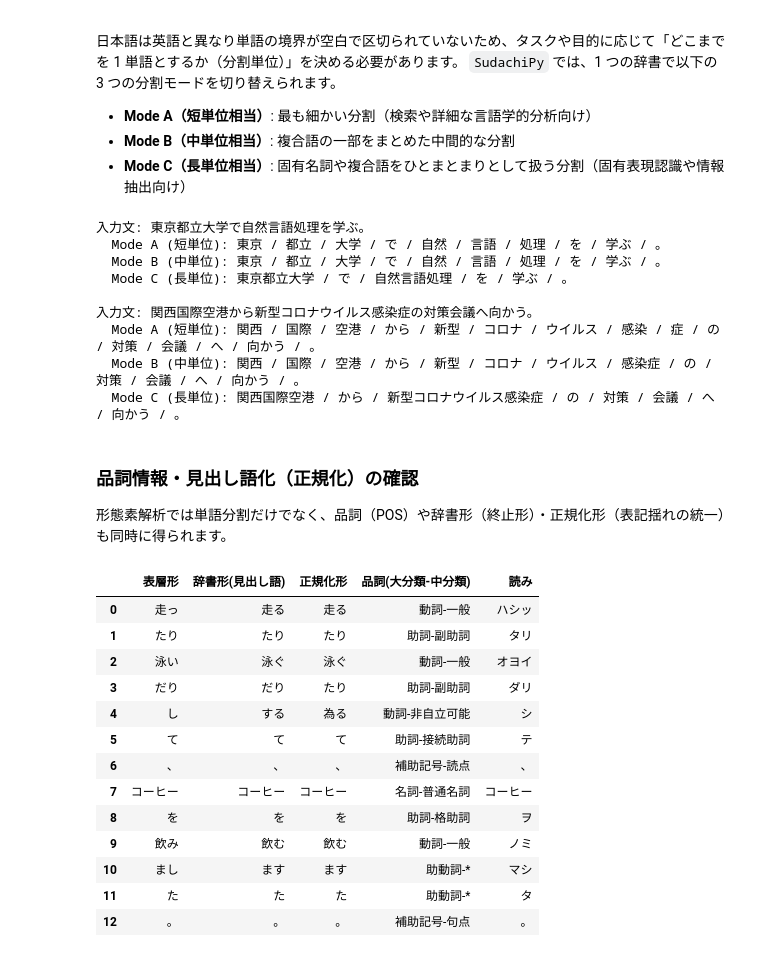
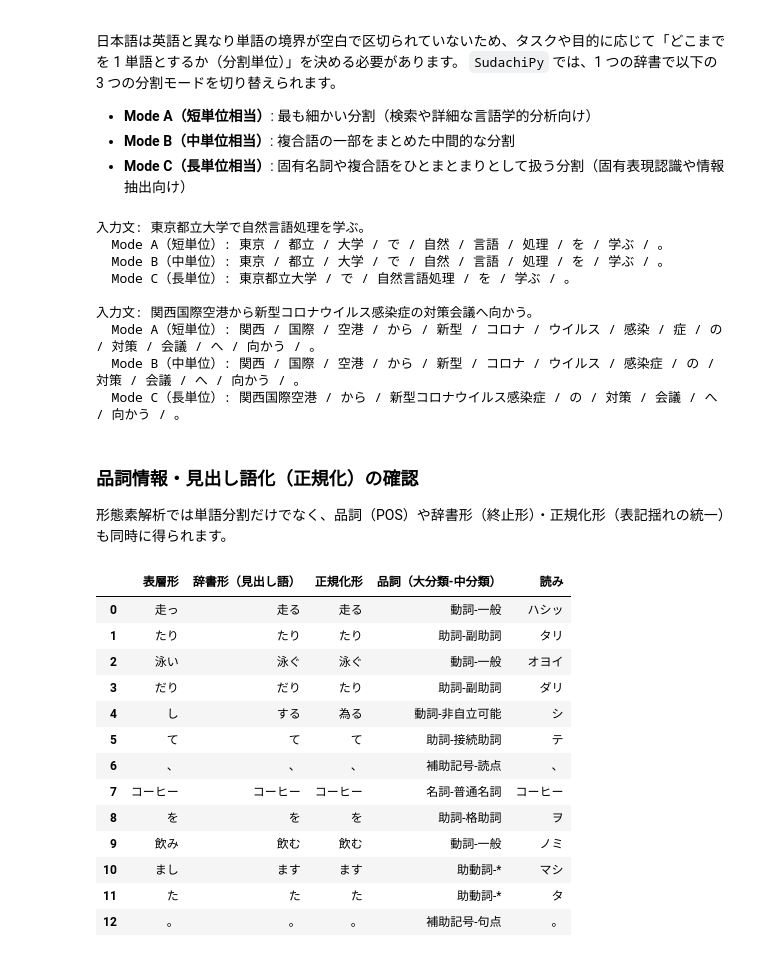
Before and after one commit to mamorlis/nlpbook, a Jupyter notebook: notebooks/ch3_morphology_ner.ipynb, the cells around one changed output. Saved outputs shown, nothing was run; the diff lists cells and outputs as text; code cells hidden in the pictures.

```diff
--- a/notebooks/ch3_morphology_ner.ipynb
+++ b/notebooks/ch3_morphology_ner.ipynb
@@ -43,9 +40,9 @@ sample_texts = [
 ]
 
 mode_map = {
-    "Mode A (短単位)": tokenizer.Tokenizer.SplitMode.A,
-    "Mode B (中単位)": tokenizer.Tokenizer.SplitMode.B,
-    "Mode C (長単位)": tokenizer.Tokenizer.SplitMode.C,
+    "Mode A（短単位）": tokenizer.Tokenizer.SplitMode.A,
+    "Mode B（中単位）": tokenizer.Tokenizer.SplitMode.B,
+    "Mode C（長単位）": tokenizer.Tokenizer.SplitMode.C,
 }
 
 for text in sample_texts:
@@ -56,14 +53,14 @@ for text in sample_texts:
     print()
 # %% [output]
 入力文: 東京都立大学で自然言語処理を学ぶ。
-  Mode A (短単位): 東京 / 都立 / 大学 / で / 自然 / 言語 / 処理 / を / 学ぶ / 。
-  Mode B (中単位): 東京 / 都立 / 大学 / で / 自然 / 言語 / 処理 / を / 学ぶ / 。
-  Mode C (長単位): 東京都立大学 / で / 自然言語処理 / を / 学ぶ / 。
+  Mode A（短単位）: 東京 / 都立 / 大学 / で / 自然 / 言語 / 処理 / を / 学ぶ / 。
+  Mode B（中単位）: 東京 / 都立 / 大学 / で / 自然 / 言語 / 処理 / を / 学ぶ / 。
+  Mode C（長単位）: 東京都立大学 / で / 自然言語処理 / を / 学ぶ / 。
 
 入力文: 関西国際空港から新型コロナウイルス感染症の対策会議へ向かう。
-  Mode A (短単位): 関西 / 国際 / 空港 / から / 新型 / コロナ / ウイルス / 感染 / 症 / の / 対策 / 会議 / へ / 向かう / 。
-  Mode B (中単位): 関西 / 国際 / 空港 / から / 新型 / コロナ / ウイルス / 感染症 / の / 対策 / 会議 / へ / 向かう / 。
-  Mode C (長単位): 関西国際空港 / から / 新型コロナウイルス感染症 / の / 対策 / 会議 / へ / 向かう / 。
+  Mode A（短単位）: 関西 / 国際 / 空港 / から / 新型 / コロナ / ウイルス / 感染 / 症 / の / 対策 / 会議 / へ / 向かう / 。
+  Mode B（中単位）: 関西 / 国際 / 空港 / から / 新型 / コロナ / ウイルス / 感染症 / の / 対策 / 会議 / へ / 向かう / 。
+  Mode C（長単位）: 関西国際空港 / から / 新型コロナウイルス感染症 / の / 対策 / 会議 / へ / 向かう / 。
 # %% [markdown]
 ### 品詞情報・見出し語化（正規化）の確認
 
@@ -71,17 +68,17 @@ for text in sample_texts:
 # %%
 text = "走ったり泳いだりして、コーヒーを飲みました。"
 rows = []
 for m in sudachi.tokenize(text, tokenizer.Tokenizer.SplitMode.C):
     rows.append({
         "表層形": m.surface(),
-        "辞書形(見出し語)": m.dictionary_form(),
+        "辞書形（見出し語）": m.dictionary_form(),
         "正規化形": m.normalized_form(),
-        "品詞(大分類-中分類)": "-".join(m.part_of_speech()[:2]),
+        "品詞（大分類-中分類）": "-".join(m.part_of_speech()[:2]),
         "読み": m.reading_form(),
     })
 pd.DataFrame(rows)
 # %% [output]
-|  | 表層形 | 辞書形(見出し語) | 正規化形 | 品詞(大分類-中分類) | 読み |
+|  | 表層形 | 辞書形（見出し語） | 正規化形 | 品詞（大分類-中分類） | 読み |
 | 0 | 走っ | 走る | 走る | 動詞-一般 | ハシッ |
 | 1 | たり | たり | たり | 助詞-副助詞 | タリ |
 | 2 | 泳い | 泳ぐ | 泳ぐ | 動詞-一般 | オヨイ |
```
Also changed, not shown: parts of 13 cells of this notebook, 9 other files.
